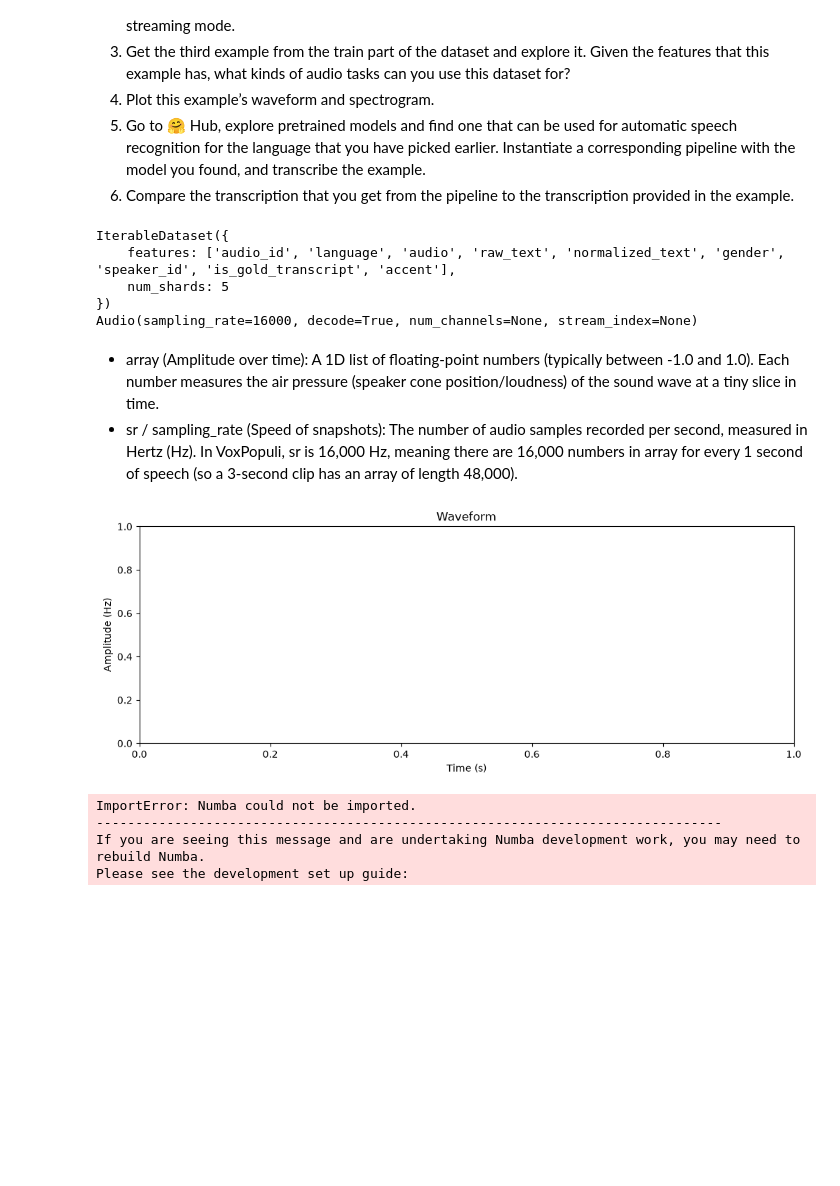
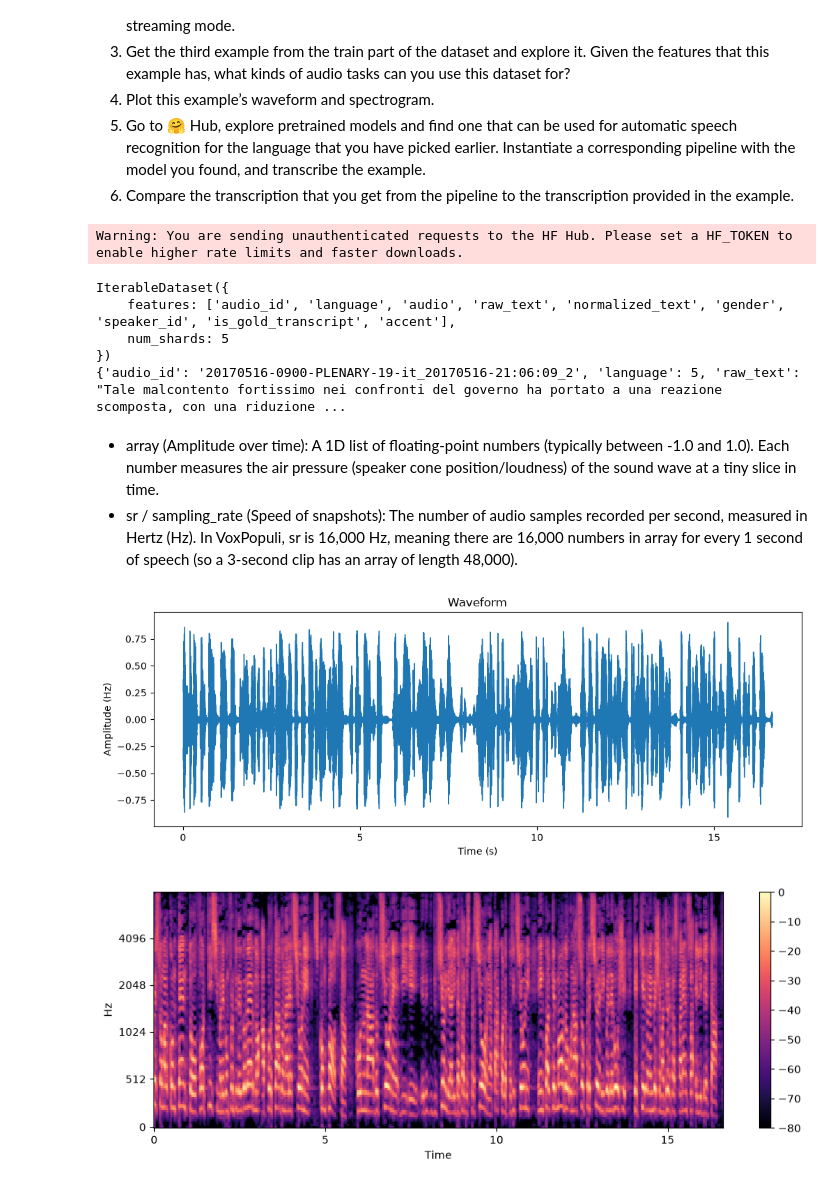
Before and after one commit to lorenzomontin/Speech_audio_work, a Jupyter notebook: hf_test.ipynb, the cells around one changed output. Drawn from its saved outputs; the diff is of its cells as text; code cells hidden in the pictures; blank space fills up the shorter version.

```diff
--- a/hf_test.ipynb
+++ b/hf_test.ipynb
@@ -13,51 +13,48 @@ import librosa
 import librosa.display
 import matplotlib.pyplot as plt
 
-voices = load_dataset("facebook/voxpopuli","it", split="train", streaming=True)
+import io
+import soundfile as sf
+from datasets import Audio
 
-small_dataset = voices.take(1000)
-print(small_dataset)
-print(small_dataset.features["audio"])
+voices = load_dataset("facebook/voxpopuli", "it", split="train", streaming=True)
+voices = voices.cast_column("audio", Audio(decode=False))
+print(voices)
+
+example = next(iter(voices.skip(2).take(1)))
+audio_array, sr = sf.read(io.BytesIO(example["audio"]["bytes"]))
+print({k: v for k, v in example.items() if k != "audio"})
 # %% [output]
-IterableDataset({
-    features: ['audio_id', 'language', 'audio', 'raw_text', 'normalized_text', 'gender', 'speaker_id', 'is_gold_transcript', 'accent'],
-    num_shards: 5
-})
-Audio(sampling_rate=16000, decode=True, num_channels=None, stream_index=None)
+Warning: You are sending unauthenticated requests to the HF Hub. Please set a HF_TOKEN to enable higher rate limits and faster downloads.
+IterableDataset({
+    features: ['audio_id', 'language', 'audio', 'raw_text', 'normalized_text', 'gender', 'speaker_id', 'is_gold_transcript', 'accent'],
+    num_shards: 5
+})
+{'audio_id': '20170516-0900-PLENARY-19-it_20170516-21:06:09_2', 'language': 5, 'raw_text': "Tale malcontento fortissimo nei confronti del governo ha portato a una reazione scomposta, con una riduzione ...
 # %% [markdown]
 -  array (Amplitude over time): A 1D list of floating-point numbers (typically between -1.0 and 1.0). Each number measures the air pressure (speaker cone position/loudness) of the sound wave at a tiny slice in time.
 - sr / sampling_rate (Speed of snapshots): The number of audio samples recorded per second, measured in Hertz (Hz). In VoxPopuli, sr is 16,000 Hz, meaning there are 16,000 numbers in array for every 1 second of speech (so a 3-second clip has an array of length 48,000).
 # %%
-#setting example and plotting waveform and spectrogram
-
-example = small_dataset[3]
-audio_array = example["audio"]["array"]
-sr= example["audio"]["sampling_rate"]
-
-
 #waveform
-# time= np.linspace(0, len(audio_array)/ sr, num=len(audio_array)) or just librosa.display.waveshow(audio_array, sr=sr)
 plt.figure(figsize=(12, 4))
-#plt.plot(time, audio_array, linewidth=0.5)
+librosa.display.waveshow(audio_array, sr=sr)
 plt.title("Waveform")
 plt.xlabel("Time (s)")
 plt.ylabel("Amplitude (Hz)")
 plt.show()
 
 
 #spectrogram
 S= librosa.feature.melspectrogram(y=audio_array, sr=sr, n_mels=128)
-S_dB = librosa.power_to_db(S, ref=np.max)
+S_db = librosa.power_to_db(S, ref=np.max)
 
-plt.figure(figsize=(12,4))#
+plt.figure(figsize=(12,4))
 librosa.display.specshow(S_db, x_axis="time", y_axis="mel", sr=sr)
 plt.colorbar()
+plt.show()
 # %% [output]
-[figure, old version]
+[figure, new version]
-ImportError: Numba could not be imported.
---------------------------------------------------------------------------------
-If you are seeing this message and are undertaking Numba development work, you may need to rebuild Numba.
-Please see the development set up guide:
+[figure, added]
 # %%
 from transformers import pipeline
 
```
Also changed, not shown: parts of 2 cells of this notebook.
